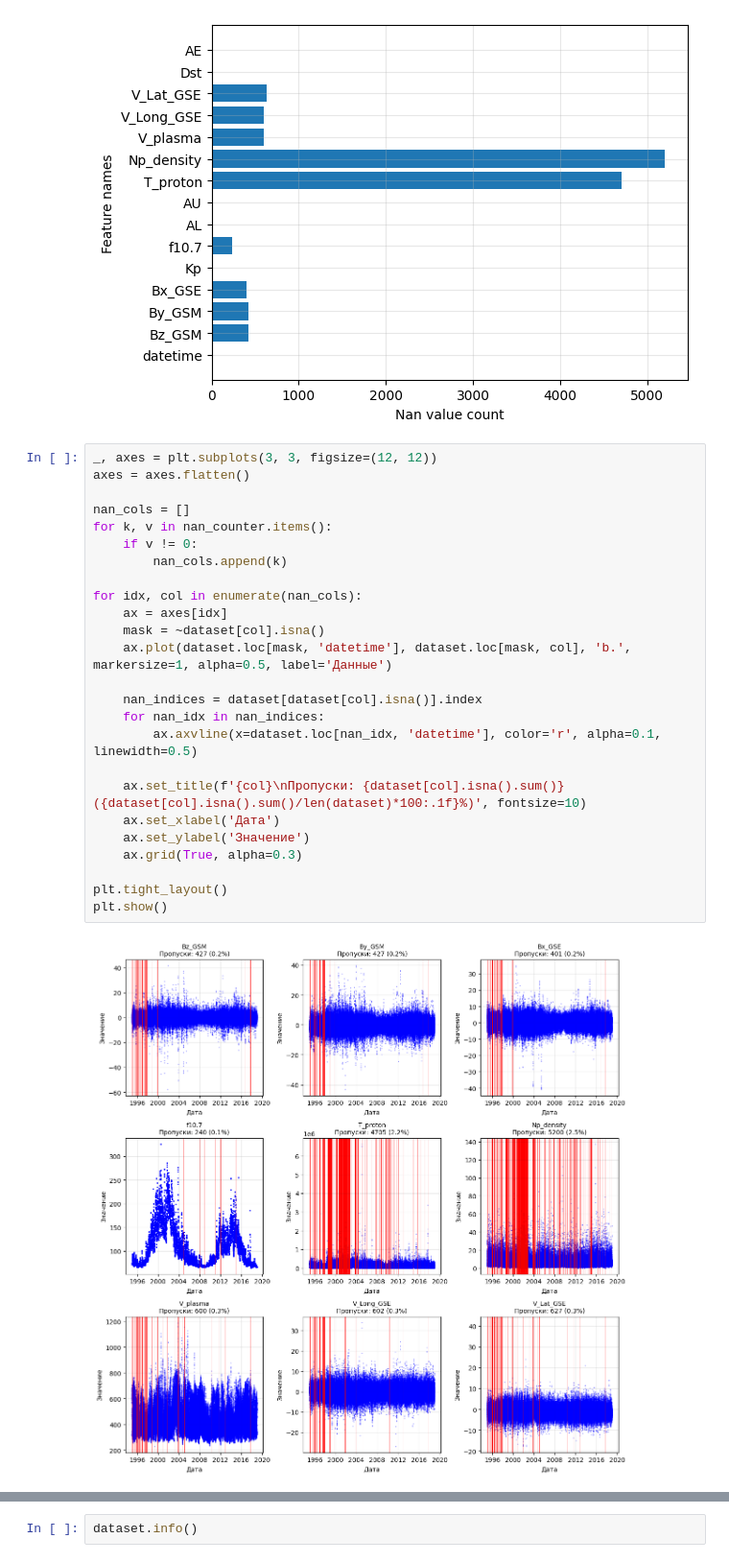
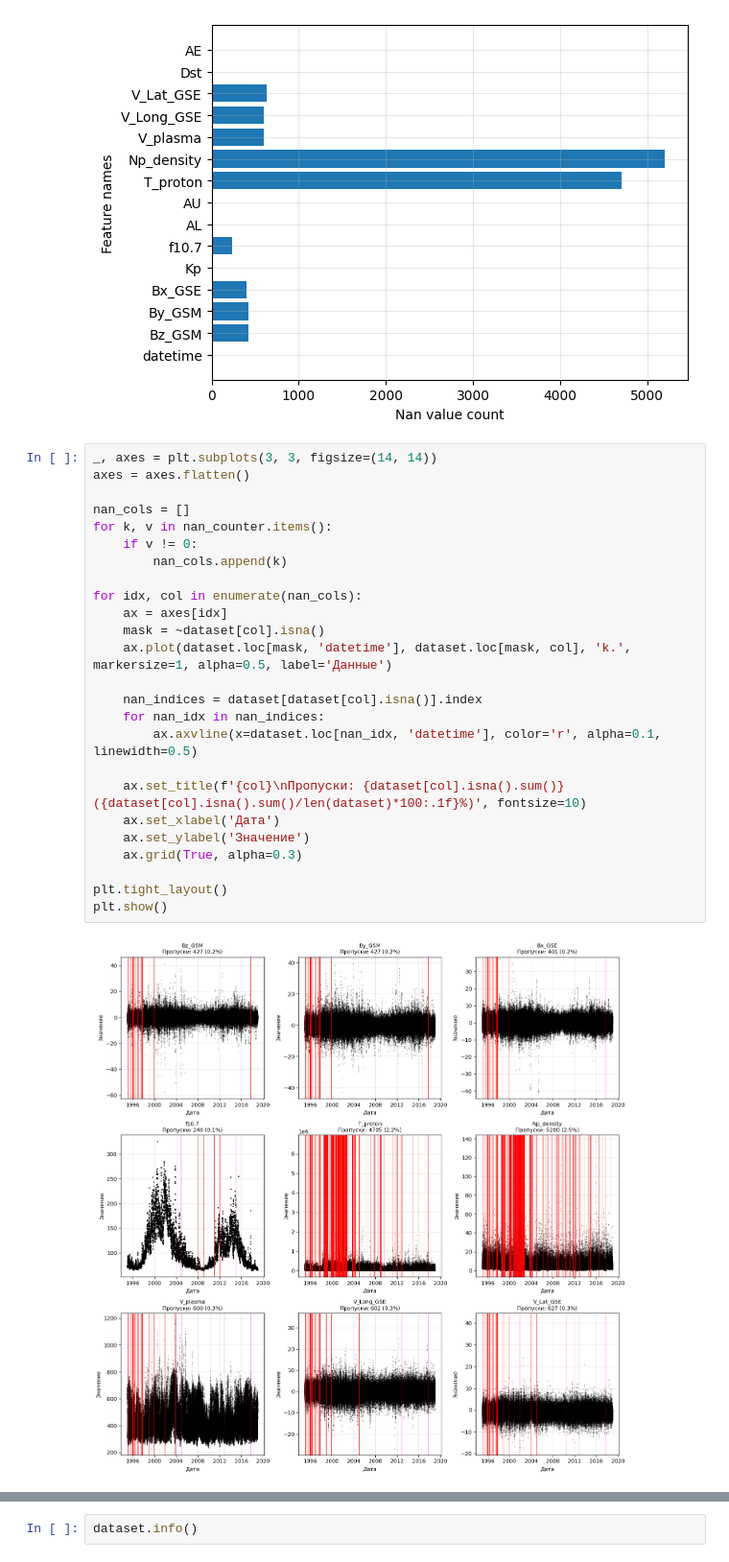
Before and after one commit to neZorinEgor/GeomagneticNet, a Jupyter notebook: notebooks/analisys.ipynb, the cells around one changed output, grey strips where cells are left out. Shown at 96% size. Drawn from its saved outputs; the diff is of its cells as text.

```diff
--- a/notebooks/analisys.ipynb
+++ b/notebooks/analisys.ipynb
@@ -88,29 +88,29 @@ plt.show()
 # %% [output]
 [figure]
 # %%
-_, axes = plt.subplots(3, 3, figsize=(12, 12))
+_, axes = plt.subplots(3, 3, figsize=(14, 14))
 axes = axes.flatten()
 
 nan_cols = []
 for k, v in nan_counter.items():
     if v != 0:
         nan_cols.append(k)
 
 for idx, col in enumerate(nan_cols):
     ax = axes[idx]
     mask = ~dataset[col].isna()
-    ax.plot(dataset.loc[mask, 'datetime'], dataset.loc[mask, col], 'b.', markersize=1, alpha=0.5, label='Данные')
+    ax.plot(dataset.loc[mask, 'datetime'], dataset.loc[mask, col], 'k.', markersize=1, alpha=0.5, label='Данные')
 
     nan_indices = dataset[dataset[col].isna()].index
     for nan_idx in nan_indices:
         ax.axvline(x=dataset.loc[nan_idx, 'datetime'], color='r', alpha=0.1, linewidth=0.5)
 
     ax.set_title(f'{col}\nПропуски: {dataset[col].isna().sum()} ({dataset[col].isna().sum()/len(dataset)*100:.1f}%)', fontsize=10)
     ax.set_xlabel('Дата')
     ax.set_ylabel('Значение')
     ax.grid(True, alpha=0.3)
 
 plt.tight_layout()
 plt.show()
 # %% [output]
-[figure, old version]
+[figure, new version]
```
Also changed, not shown: parts of 3 cells of this notebook.
